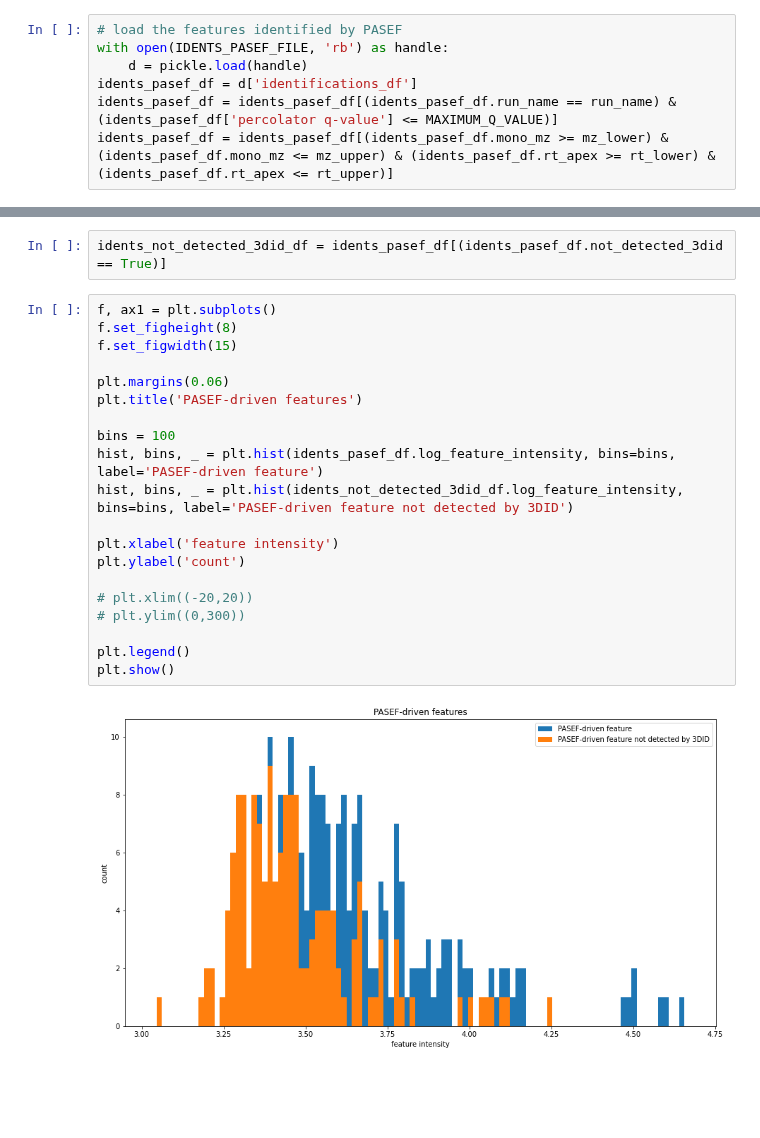
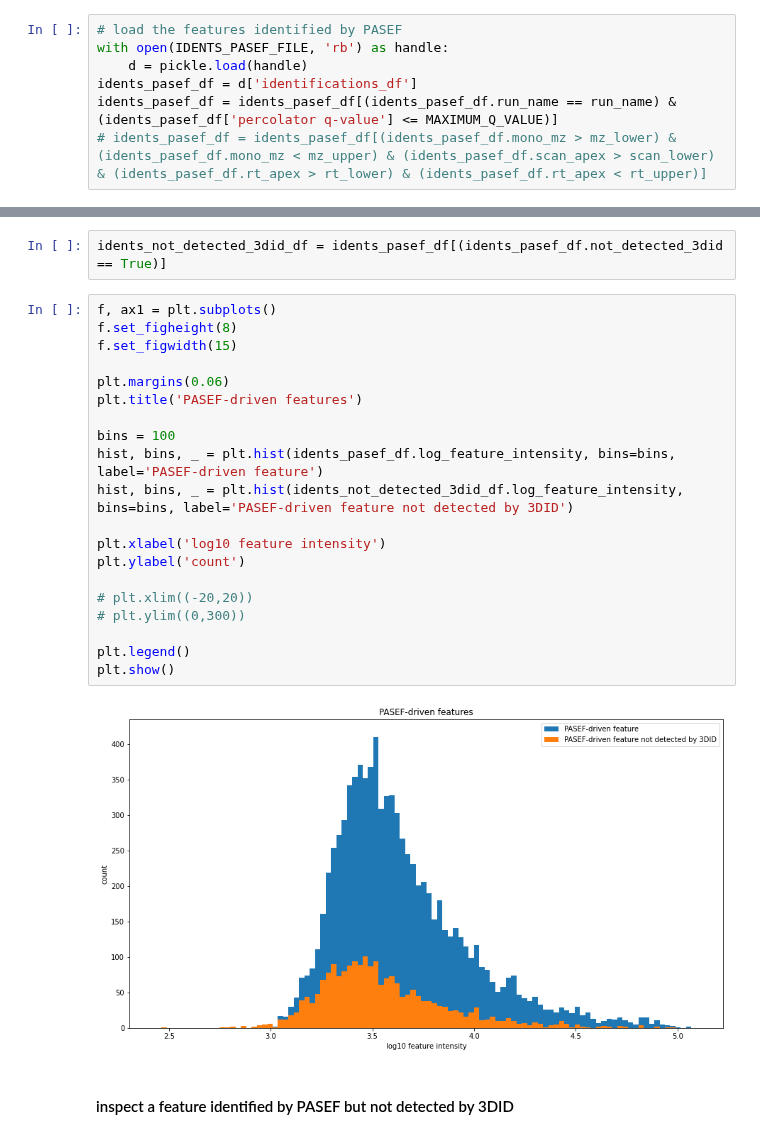
Before and after one commit to WEHI-Proteomics/tfde, a Jupyter notebook: notebooks/paper 4 - features found by both 3DID and PASEF.ipynb, the cells around one changed output, grey strips where cells are left out. Saved outputs shown, nothing was run; the diff lists cells and outputs as text; blank space fills up the shorter version.

```diff
--- a/notebooks/paper 4 - features found by both 3DID and PASEF.ipynb
+++ b/notebooks/paper 4 - features found by both 3DID and PASEF.ipynb
@@ -34,7 +35,7 @@ with open(IDENTS_PASEF_FILE, 'rb') as handle:
     d = pickle.load(handle)
 idents_pasef_df = d['identifications_df']
 idents_pasef_df = idents_pasef_df[(idents_pasef_df.run_name == run_name) & (idents_pasef_df['percolator q-value'] <= MAXIMUM_Q_VALUE)]
-idents_pasef_df = idents_pasef_df[(idents_pasef_df.mono_mz >= mz_lower) & (idents_pasef_df.mono_mz <= mz_upper) & (idents_pasef_df.rt_apex >= rt_lower) & (idents_pasef_df.rt_apex <= rt_upper)]
+# idents_pasef_df = idents_pasef_df[(idents_pasef_df.mono_mz > mz_lower) & (idents_pasef_df.mono_mz < mz_upper) & (idents_pasef_df.scan_apex > scan_lower) & (idents_pasef_df.rt_apex > rt_lower) & (idents_pasef_df.rt_apex < rt_upper)]
 # %%
 # load the features detected by 3DID
 with open(FEATURES_3DID_FILE, 'rb') as handle:
@@ -197,22 +201,24 @@ idents_not_detected_3did_df = idents_pasef_df[(idents_pasef_df.not_detected_3did
 # %%
 f, ax1 = plt.subplots()
 f.set_figheight(8)
 f.set_figwidth(15)
 
 plt.margins(0.06)
 plt.title('PASEF-driven features')
 
 bins = 100
 hist, bins, _ = plt.hist(idents_pasef_df.log_feature_intensity, bins=bins, label='PASEF-driven feature')
 hist, bins, _ = plt.hist(idents_not_detected_3did_df.log_feature_intensity, bins=bins, label='PASEF-driven feature not detected by 3DID')
 
-plt.xlabel('feature intensity')
+plt.xlabel('log10 feature intensity')
 plt.ylabel('count')
 
 # plt.xlim((-20,20))
 # plt.ylim((0,300))
 
 plt.legend()
 plt.show()
 # %% [output]
-[figure, old version]
+[figure, new version]
+# %% [markdown]
+#### inspect a feature identified by PASEF but not detected by 3DID
```
Also changed, not shown: parts of 10 cells of this notebook, 3 other files.
